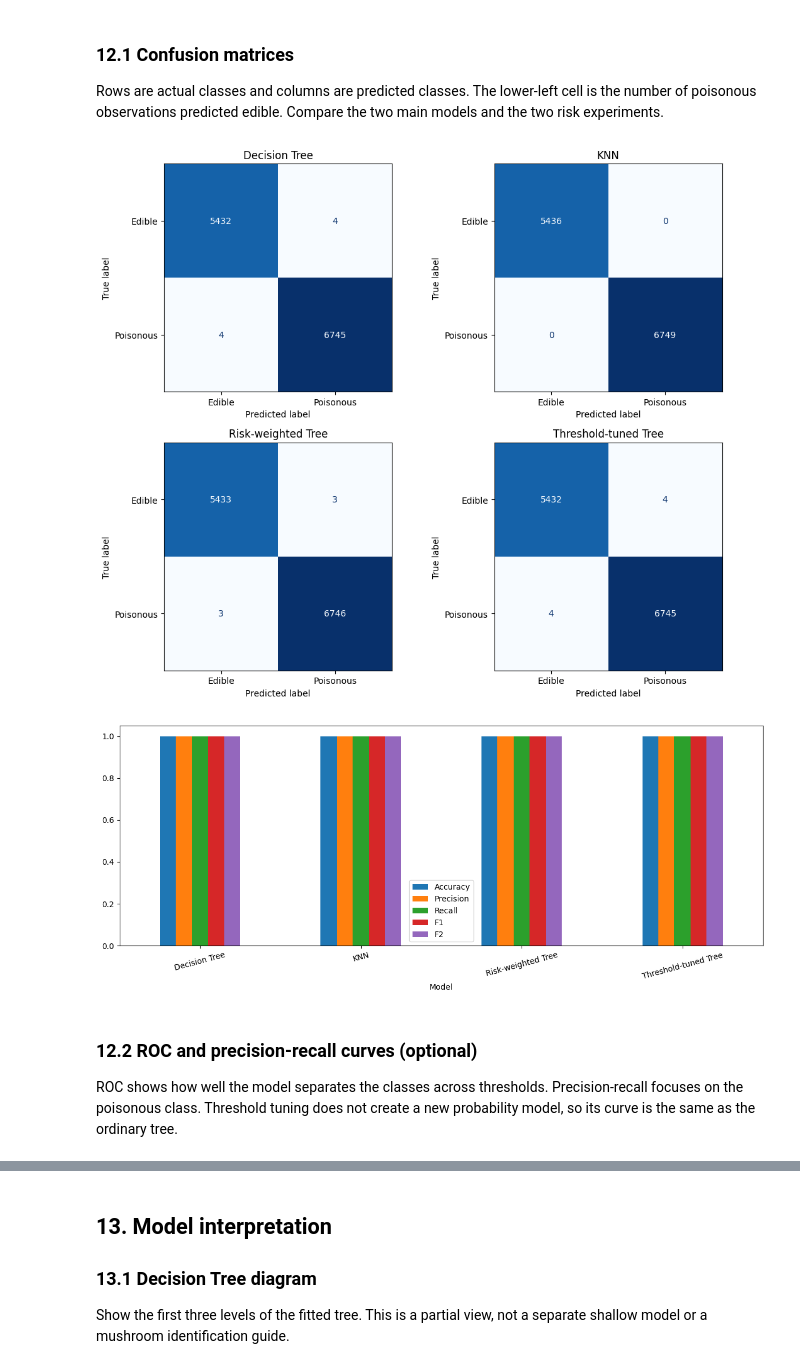
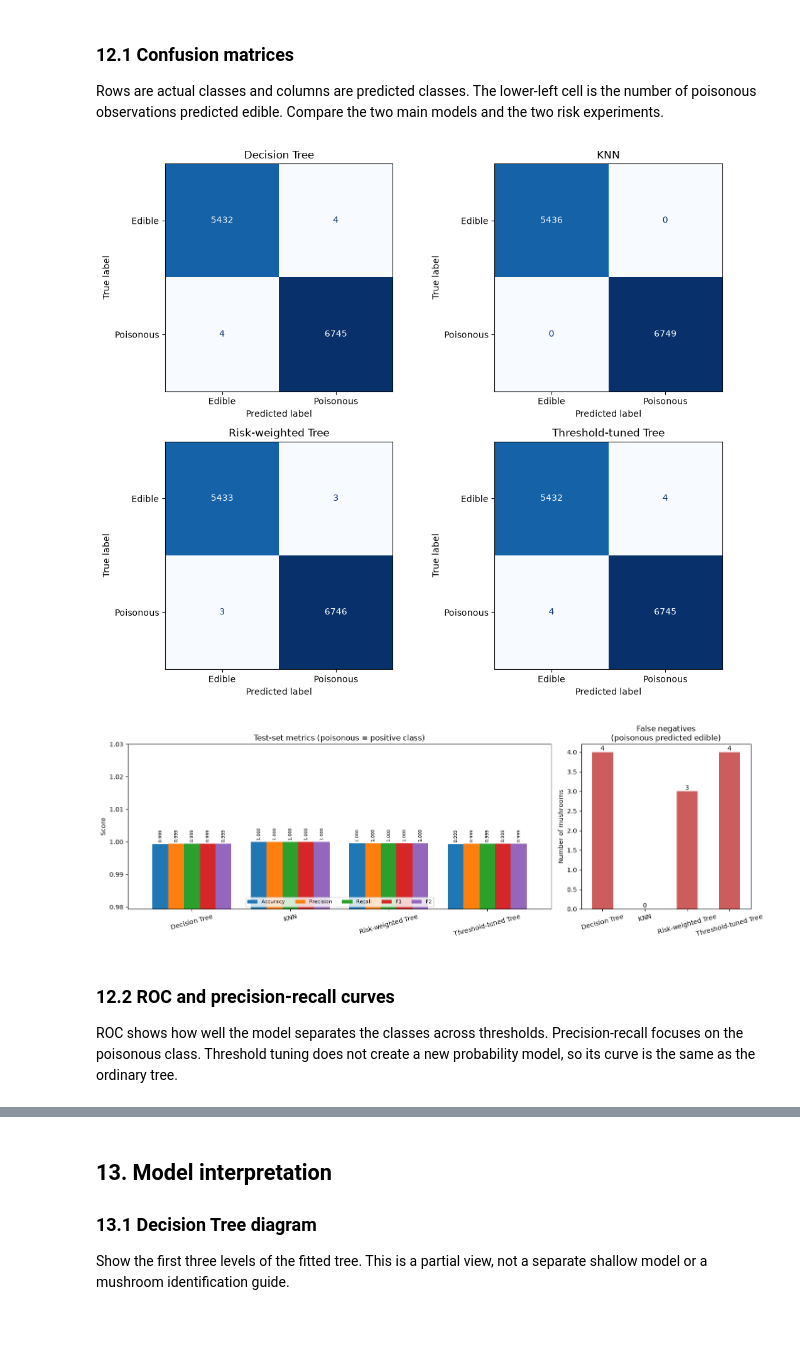
Before and after one commit to Seito1090/TCDMushrooms, a Jupyter notebook: src/Mushroom_Classification_Project_Updated.ipynb, the cells around one changed output, grey strips where cells are left out. Drawn from its saved outputs; the diff is of its cells as text; code cells hidden in the pictures; blank space fills up the shorter version.

```diff
--- a/src/Mushroom_Classification_Project_Updated.ipynb
+++ b/src/Mushroom_Classification_Project_Updated.ipynb
@@ -98,0 +55,19 @@ Name: count, dtype: int64
+# %%
+df = pd.read_csv("../data/secondary_data.csv", sep=";")
+
+# General information
+print(f"Number of entries : {df.shape[0]}\nAvailable features : {df.shape[1]} ")
+
+# Preview of the data
+display(df.head())
+
+# Information about the different types used for different features
+df.info()
+
+
+# Edible / Poisonous
+counts = df["class"].value_counts(dropna=False)
+percent = df["class"].value_counts(dropna=False, normalize=True) * 100
+summary = pd.DataFrame({"Count": counts, "Percent": percent.round(2)})
+summary["Percent"] = summary["Percent"].map("{:.2f}%".format)
+display(summary)
@@ -601,14 +627,38 @@ Rows are actual classes and columns are predicted classes. The lower-left cell i
 # %%
 fig,axes=plt.subplots(2,2,figsize=(11,9))
 for ax,(name,pred) in zip(axes.flat,predictions.items()):
     ConfusionMatrixDisplay.from_predictions(y_test,pred,labels=['e','p'],display_labels=['Edible','Poisonous'],ax=ax,colorbar=False,cmap='Blues'); ax.set_title(name)
 savefig('12_confusion_matrices')
-comparison[['Accuracy','Precision','Recall','F1','F2']].plot.bar(figsize=(12,5)); plt.ylim(0,1.05); plt.xticks(rotation=15); savefig('13_model_comparison')
+metrics = comparison[['Accuracy', 'Precision', 'Recall', 'F1', 'F2']]
+low = metrics.min().min()
+
+fig, axes = plt.subplots(1, 2, figsize=(15, 5), gridspec_kw={'width_ratios': [3, 1.2]})
+
+ax = axes[0]
+metrics.plot.bar(ax=ax, width=0.8)
+ax.set_ylim(max(0, low - 0.02), 1.03)
+for c in ax.containers:
+    ax.bar_label(c, fmt='%.3f', fontsize=7, rotation=90, padding=2)
+ax.set_title('Test-set metrics (poisonous = positive class)')
+ax.set_ylabel('Score')
+ax.set_xlabel('')
+ax.tick_params(axis='x', rotation=15)
+ax.legend(loc='lower center', ncol=5, fontsize=8)
+
+ax = axes[1]
+comparison['False negatives'].plot.bar(ax=ax, color='indianred')
+ax.bar_label(ax.containers[0], fmt='%d')
+ax.set_title('False negatives\n(poisonous predicted edible)')
+ax.set_ylabel('Number of mushrooms')
+ax.set_xlabel('')
+ax.tick_params(axis='x', rotation=15)
+
+savefig('13_model_comparison')
 # %% [output]
-[figure, old version]
+[figure, new version]
-[figure, old version]
+[figure, new version]
 # %% [markdown]
-### 12.2 ROC and precision-recall curves (optional)
+### 12.2 ROC and precision-recall curves
 ROC shows how well the model separates the classes across thresholds. Precision-recall focuses on the poisonous class. Threshold tuning does not create a new probability model, so its curve is the same as the ordinary tree.
 # %%
 plt.figure(figsize=(8,5))
```
Also changed, not shown: parts of 36 cells of this notebook, 43 other files.
